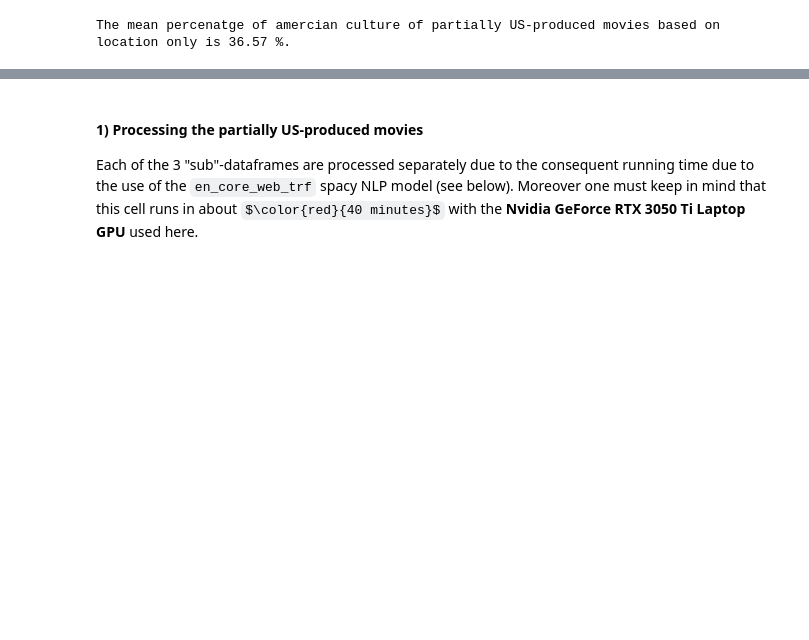
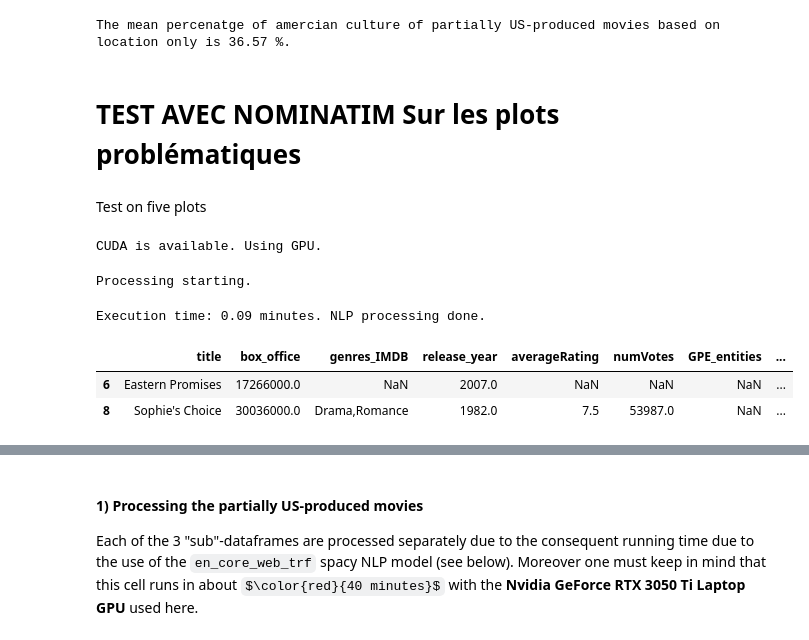
Before and after one commit to epfl-ada/ada-2024-project-adactylous, a Jupyter notebook: NLP_Luca_P3.ipynb, the cells around one changed output, grey strips where cells are left out. Drawn from its saved outputs; the diff is of its cells as text; code cells hidden in the pictures; some formulas as TeX source; blank space fills up the shorter version.

```diff
--- a/NLP_Luca_P3.ipynb
+++ b/NLP_Luca_P3.ipynb
@@ -429,3 +426,5 @@ The list of the first ten US cities is
 # print(f"The mean percenatge of amercian culture of partially US-produced movies based on location only is {mean_amercian_culture_us_partially_movies_GPE*100:.2f} %.")
 # %% [output]
 The mean percenatge of amercian culture of partially US-produced movies based on location only is 36.57 %.
+# %% [markdown]
+# TEST AVEC NOMINATIM Sur les plots problématiques
@@ -431,0 +489,75 @@ The mean percenatge of amercian culture of partially US-produced movies based on
+# %% [markdown]
+Test on five plots
+# %%
+
+if torch.cuda.is_available():
+    print("CUDA is available. Using GPU.")
+    spacy.require_gpu()  # Enable GPU use for SpaCy
+    nlp = spacy.load("en_core_web_trf")  # Use a more complex model leveraging transformers
+else:
+    print("CUDA is NOT available. Using CPU.")
+    nlp = spacy.load("en_core_web_sm")
+
+# Geocode a single location and check if it's in the US
+def geocode_location(location):
+    geolocator = Nominatim(user_agent="location_disambiguator", timeout=10)
+    locate = geolocator.geocode(location)
+    check = True if locate and 'United States' in str(locate) else False
+    return location, check
+
+# Geocode multiple locations in parallel
+def geocode_locations_parallel(locations):
+    with ThreadPoolExecutor() as executor:
+        results = list(executor.map(geocode_location, locations))
+    return results
+
+# Extract GPE entities and compute US frequencies with geocoding
+def extract_GPE_and_compute_US_frequencies_batch(summaries):
+    results = []
+    for doc in tqdm(nlp.pipe(summaries, batch_size=500), total=len(summaries), desc="Processing Summaries"):
+        GPE_entities = [ent.text for ent in doc.ents if ent.label_ == 'GPE']
+        GPE_frequencies_all = Counter(GPE_entities)
+        geocoded_results = geocode_locations_parallel(GPE_entities)
+        GPE_US_frequencies = Counter(location for location, is_in_us in geocoded_results if is_in_us)
+        Percentage_US_culture = (
+            sum(GPE_US_frequencies.values()) / sum(GPE_frequencies_all.values())
+            if sum(GPE_frequencies_all.values()) > 0 else 0
+        )
+        results.append((GPE_entities, GPE_US_frequencies, Percentage_US_culture))
+    return results
+
+# Example DataFrame setup and processing
+# Assuming df_plots_us_partially_movies_GPE is already defined
+# df_plots_us_partially_movies_GPE = plot_summaries_us_partially_movies.copy()
+
+start_time = time.time()
+print("Processing starting.")
+
+
+# Filter DataFrame for selected movie titles
+selected_titles = ["Eastern Promises",  "Sophie's Choice"] # "Come Back, Africa", "A Cry in the Dark", "End Game",
+filtered_df = plot_summaries_us_partially_movies[plot_summaries_us_partially_movies['title'].isin(selected_titles)].copy()
+
+# Apply batch processing with GPU
+filtered_df[['GPE_entities', 'GPE_US_frequencies', 'Percentage_american_culture']] = pd.DataFrame(
+    extract_GPE_and_compute_US_frequencies_batch(
+        filtered_df['Summary'].tolist()
+    ))
+
+# Drop summaries and save results
+filtered_df = filtered_df.drop(columns=['Summary']) ########### prOBLEM ICI
+filtered_df.to_csv("data/NLP_datasets/us_partially_movies_NLP_GPE_test_problems.csv", sep=',', encoding='utf-8', index=False, header=True)
+
+
+end_time = time.time()
+execution_time = end_time - start_time
+print(f"Execution time: {execution_time/60:.2f} minutes. NLP processing done.")
+
+filtered_df.head()
+# %% [output]
+CUDA is available. Using GPU.
+Processing starting.
+Execution time: 0.09 minutes. NLP processing done.
+|  | title | box_office | genres_IMDB | release_year | averageRating | numVotes | GPE_entities | ... |
+| 6 | Eastern Promises | 17266000.0 | NaN | 2007.0 | NaN | NaN | NaN | ... |
+| 8 | Sophie's Choice | 30036000.0 | Drama,Romance | 1982.0 | 7.5 | 53987.0 | NaN | ... |
```
Also changed, not shown: parts of 5 cells of this notebook, 2 other files.
